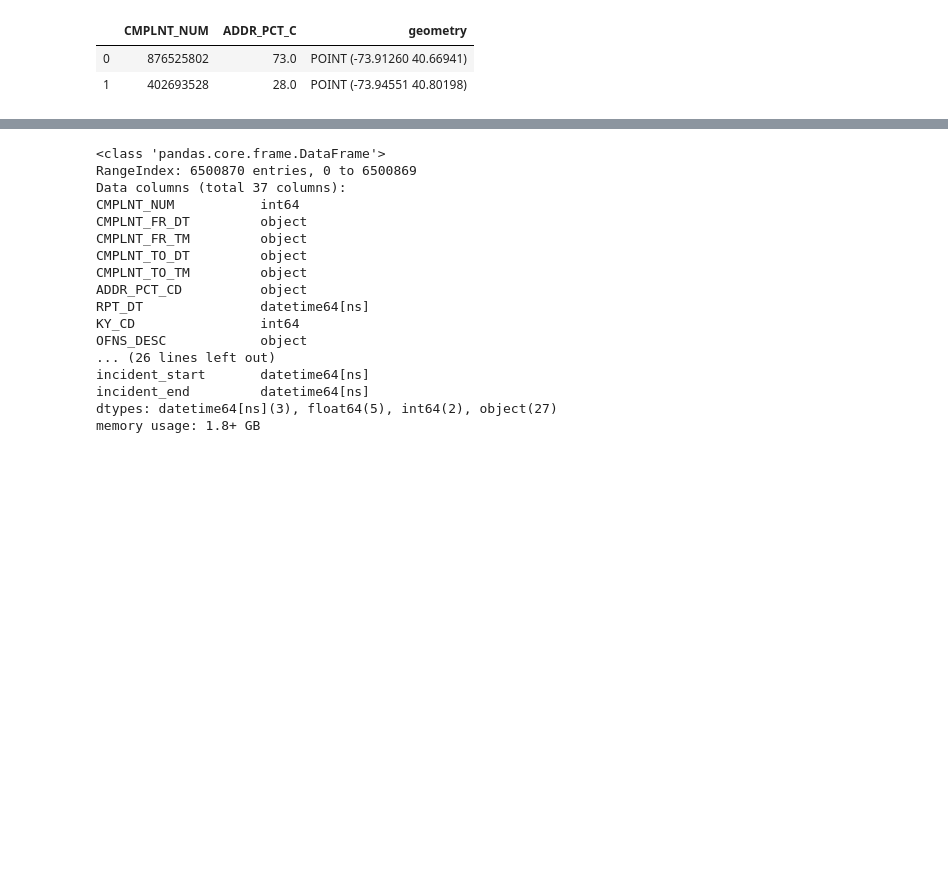
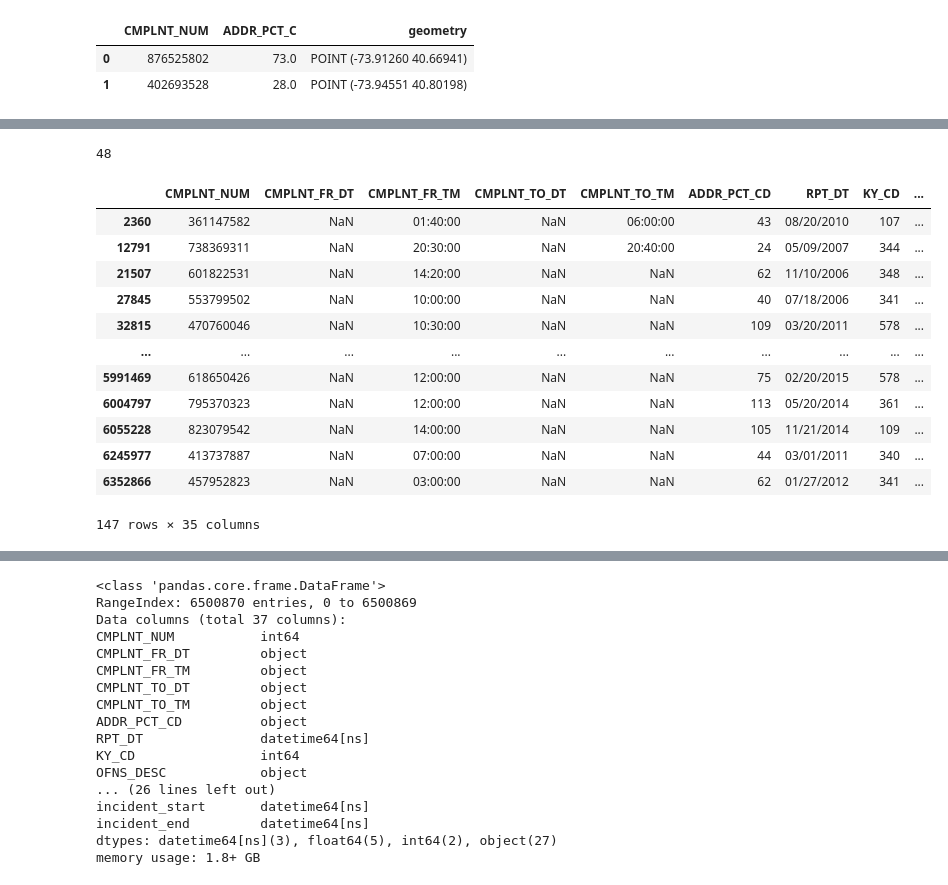
Before and after one commit to MattTriano/NYC_Crime, a Jupyter notebook: analysis/NYC_Crime_EDA_v1.ipynb, the cells around one changed output, grey strips where cells are left out. Cells and saved outputs as stored; diff of their text form; code cells hidden in the pictures; blank space fills up the shorter version.

```diff
--- a/analysis/NYC_Crime_EDA_v1.ipynb
+++ b/analysis/NYC_Crime_EDA_v1.ipynb
@@ -136,0 +360,2 @@ nyc_crimes.head(2)
+# %%
+nyc_crimes['CMPLNT_DATETIME'] = nyc_crimes['CMPLNT_FR_DT'] + ' ' + nyc_crimes['CMPLNT_FR_TM']
@@ -136,0 +390,20 @@ nyc_crimes.head(2)
+# %%
+nyc_crimes['CMPLNT_FR_TM'].isnull().sum()
+# %% [output]
+48
+# %%
+nyc_crimes.loc[(nyc_crimes['CMPLNT_FR_DT'].isnull()) & (nyc_crimes['CMPLNT_TO_DT'].isnull())]
+# %% [output]
+|  | CMPLNT_NUM | CMPLNT_FR_DT | CMPLNT_FR_TM | CMPLNT_TO_DT | CMPLNT_TO_TM | ADDR_PCT_CD | RPT_DT | KY_CD | ... |
+| 2360 | 361147582 | NaN | 01:40:00 | NaN | 06:00:00 | 43 | 08/20/2010 | 107 | ... |
+| 12791 | 738369311 | NaN | 20:30:00 | NaN | 20:40:00 | 24 | 05/09/2007 | 344 | ... |
+| 21507 | 601822531 | NaN | 14:20:00 | NaN | NaN | 62 | 11/10/2006 | 348 | ... |
+| 27845 | 553799502 | NaN | 10:00:00 | NaN | NaN | 40 | 07/18/2006 | 341 | ... |
+| 32815 | 470760046 | NaN | 10:30:00 | NaN | NaN | 109 | 03/20/2011 | 578 | ... |
+| ... | ... | ... | ... | ... | ... | ... | ... | ... | ... |
+| 5991469 | 618650426 | NaN | 12:00:00 | NaN | NaN | 75 | 02/20/2015 | 578 | ... |
+| 6004797 | 795370323 | NaN | 12:00:00 | NaN | NaN | 113 | 05/20/2014 | 361 | ... |
+| 6055228 | 823079542 | NaN | 14:00:00 | NaN | NaN | 105 | 11/21/2014 | 109 | ... |
+| 6245977 | 413737887 | NaN | 07:00:00 | NaN | NaN | 44 | 03/01/2011 | 340 | ... |
+| 6352866 | 457952823 | NaN | 03:00:00 | NaN | NaN | 62 | 01/27/2012 | 341 | ... |
+147 rows × 35 columns
```
Also changed, not shown: parts of 49 cells of this notebook.
